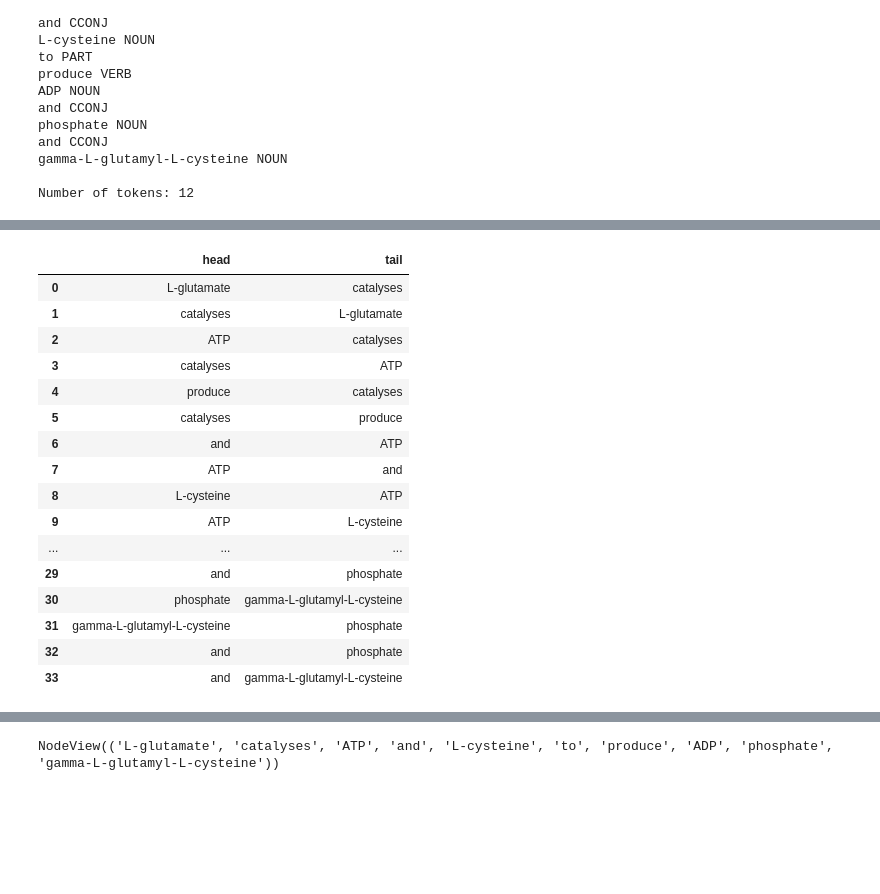
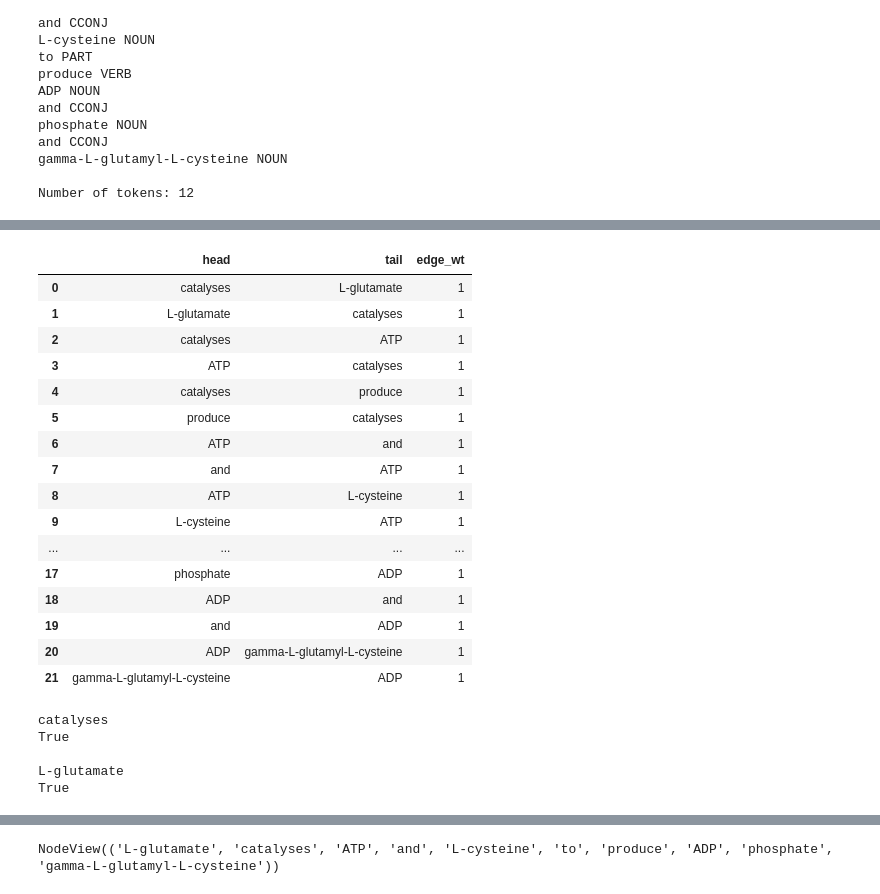
Before and after one commit to ghostintheshellarise/Network-Pharmacology, a Jupyter notebook: Random Walk.ipynb, the cells around one changed output, grey strips where cells are left out. Saved outputs shown, nothing was run; the diff lists cells and outputs as text; code cells hidden in the pictures; blank space fills up the shorter version.

```diff
--- a/Random Walk.ipynb
+++ b/Random Walk.ipynb
@@ -69,0 +61,4 @@ Shutting down server on port 5000.
+# %%
+for token in doc:
+    print (token.text,"has", [t.text for t in token.children], "as its children")
+    print ()
@@ -71,10 +84,10 @@ Shutting down server on port 5000.
 # Generate a list of nodes with arbitrarily assigned weight
 nodes_list = dict()
 for token in doc:
-    if token.pos_ == "VERB" or token.text.lower() == "and" or token.text.lower() == "or" or token.text.lower() == 'not':
+    if token.pos_ == "VERB":
         nodes_list[token.text] = (token.pos_, 3)
     elif token.pos_ == "NOUN":
-        nodes_list[token.text] = (token.pos_, 2)
+        nodes_list[token.text] = (token.pos_, 3)
     else:
         nodes_list[token.text] = (token.pos_, 1)
 # %%
@@ -139,3 +102,17 @@ for i, token in enumerate(doc):
+# %%
+# Building links among tokens
+head = list()
+tail = list()
+for i, token in enumerate(doc):
+    if token.text in exclude:
+        pass
+    else:
+        token.n_lefts>=1 or token.n_rights>=1
+        for t in token.children:
+            head.append(token.text)
+            tail.append(t.text)
+            head.append(t.text)
+            tail.append(token.text)
 # %%
 print (len(head), len(tail))
 # %% [output]
@@ -143,26 +120,39 @@ print (len(head), len(tail))
 # %%
 import pandas as pd
 data = zip(head, tail)
 df = pd.DataFrame(data,columns=['head','tail'])
-pd.set_option("display.max_rows", 200, "display.max_columns", 6)
+df['edge_wt'] = 1
+pd.set_option("display.max_rows", 200, "display.max_columns", 4)
 df
 # %% [output]
-|  | head | tail |
-| 0 | L-glutamate | catalyses |
-| 1 | catalyses | L-glutamate |
-| 2 | ATP | catalyses |
-| 3 | catalyses | ATP |
-| 4 | produce | catalyses |
-| 5 | catalyses | produce |
-| 6 | and | ATP |
-| 7 | ATP | and |
-| 8 | L-cysteine | ATP |
-| 9 | ATP | L-cysteine |
-| ... | ... | ... |
-| 29 | and | phosphate |
-| 30 | phosphate | gamma-L-glutamyl-L-cysteine |
-| 31 | gamma-L-glutamyl-L-cysteine | phosphate |
-| 32 | and | phosphate |
-| 33 | and | gamma-L-glutamyl-L-cysteine |
+|  | head | tail | edge_wt |
+| 0 | catalyses | L-glutamate | 1 |
+| 1 | L-glutamate | catalyses | 1 |
+| 2 | catalyses | ATP | 1 |
+| 3 | ATP | catalyses | 1 |
+| 4 | catalyses | produce | 1 |
+| 5 | produce | catalyses | 1 |
+| 6 | ATP | and | 1 |
+| 7 | and | ATP | 1 |
+| 8 | ATP | L-cysteine | 1 |
+| 9 | L-cysteine | ATP | 1 |
+| ... | ... | ... | ... |
+| 17 | phosphate | ADP | 1 |
+| 18 | ADP | and | 1 |
+| 19 | and | ADP | 1 |
+| 20 | ADP | gamma-L-glutamyl-L-cysteine | 1 |
+| 21 | gamma-L-glutamyl-L-cysteine | ADP | 1 |
+# %%
+print(df.loc[0,'head'])
+print(nodes_list[df.loc[0,'head']][0] == 'VERB')
+print()
+print(df.loc[0,'tail'])
+print(nodes_list[df.loc[0,'tail']][0] == 'NOUN')
+# %% [output]
+catalyses
+True
+
+L-glutamate
+True
 # %%
 # Introducion of Edge Weight to highlight action between subject, verb and object
```
Also changed, not shown: parts of 43 cells of this notebook.
